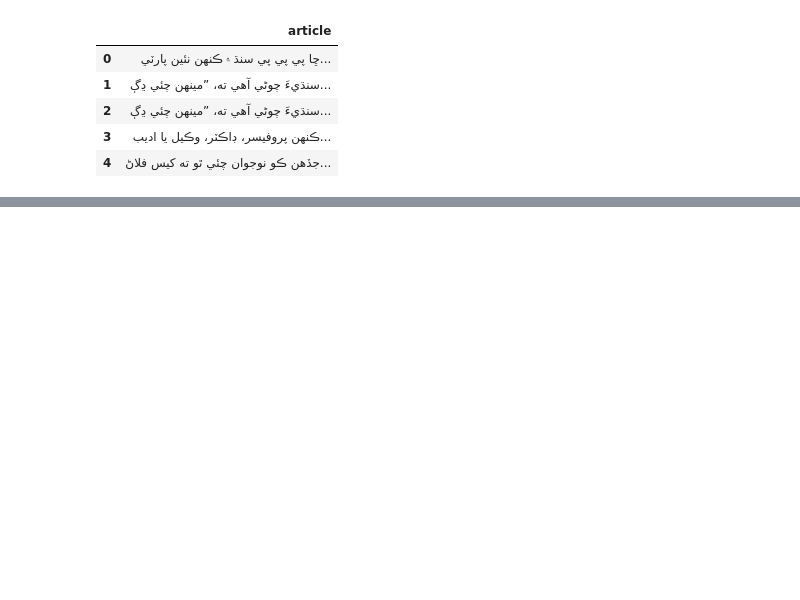
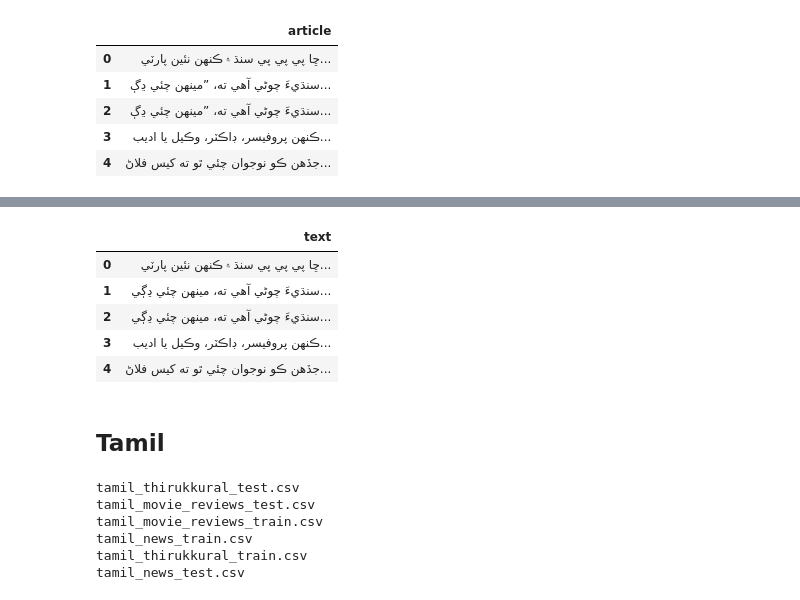
Before and after one commit to pranavagrawal321/Language-Identification, a Jupyter notebook: preprocessing.ipynb, the cells around one changed output, grey strips where cells are left out. Cells and saved outputs as stored; diff of their text form; code cells hidden in the pictures; blank space fills up the shorter version.

```diff
--- a/preprocessing.ipynb
+++ b/preprocessing.ipynb
@@ -1810,0 +1843,11 @@ data.head()
+# %%
+data = data[['text']]
+# %%
+data.head()
+# %% [output]
+|  | text |
+| 0 | ڇا پي پي پي سنڌ ۾ ڪنهن نئين پارٽي... |
+| 1 | سنڌيءَ چوڻي آهي ته، مينهن چئي ڍڳي... |
+| 2 | سنڌيءَ چوڻي آهي ته، مينهن چئي ڍڳي... |
+| 3 | ڪنهن پروفيسر، ڊاڪٽر، وڪيل يا اديب... |
+| 4 | جڏهن ڪو نوجوان چئي ٿو ته کيس فلاڻ... |
@@ -1810,0 +1856,2 @@ data.head()
+# %% [markdown]
+## Tamil
@@ -1810,0 +1860,10 @@ data.head()
+# %%
+for i in os.listdir('datasets/Tamil'):
+    print(i)
+# %% [output]
+tamil_thirukkural_test.csv
+tamil_movie_reviews_test.csv
+tamil_movie_reviews_train.csv
+tamil_news_train.csv
+tamil_thirukkural_train.csv
+tamil_news_test.csv
```
Also changed, not shown: parts of 7 cells of this notebook.
